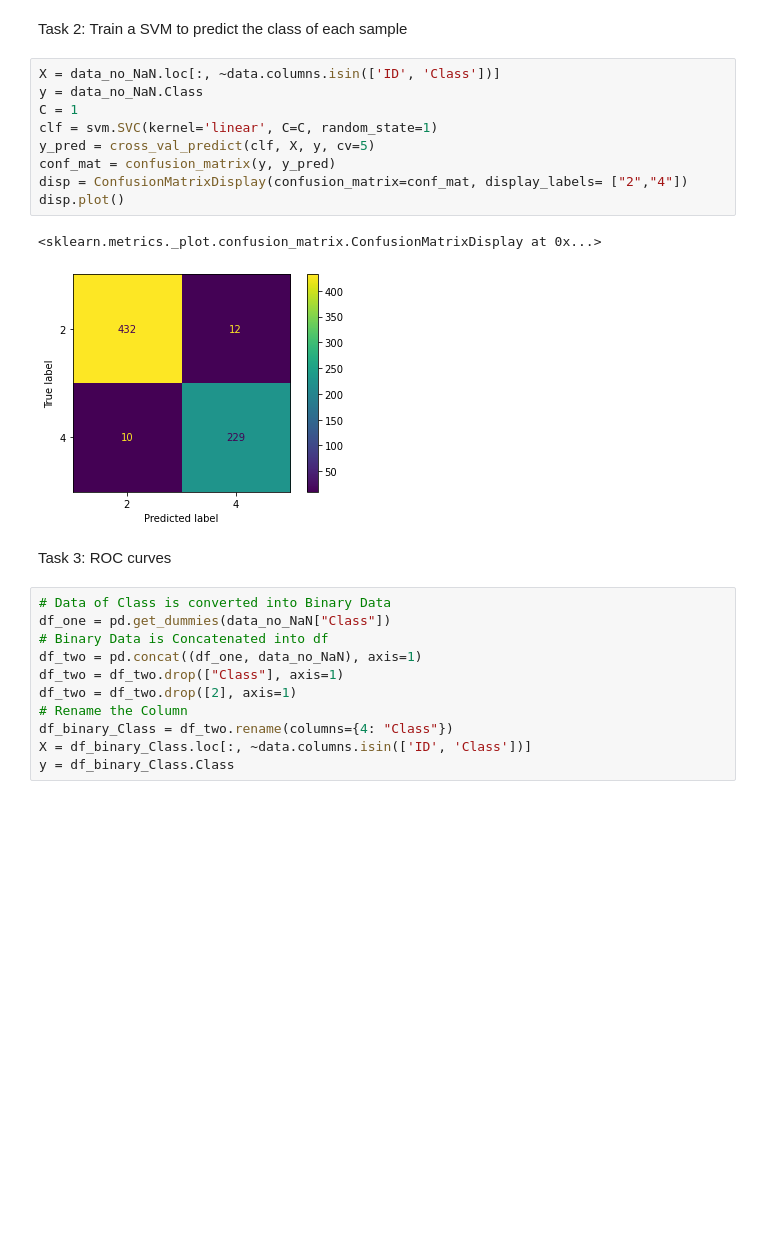
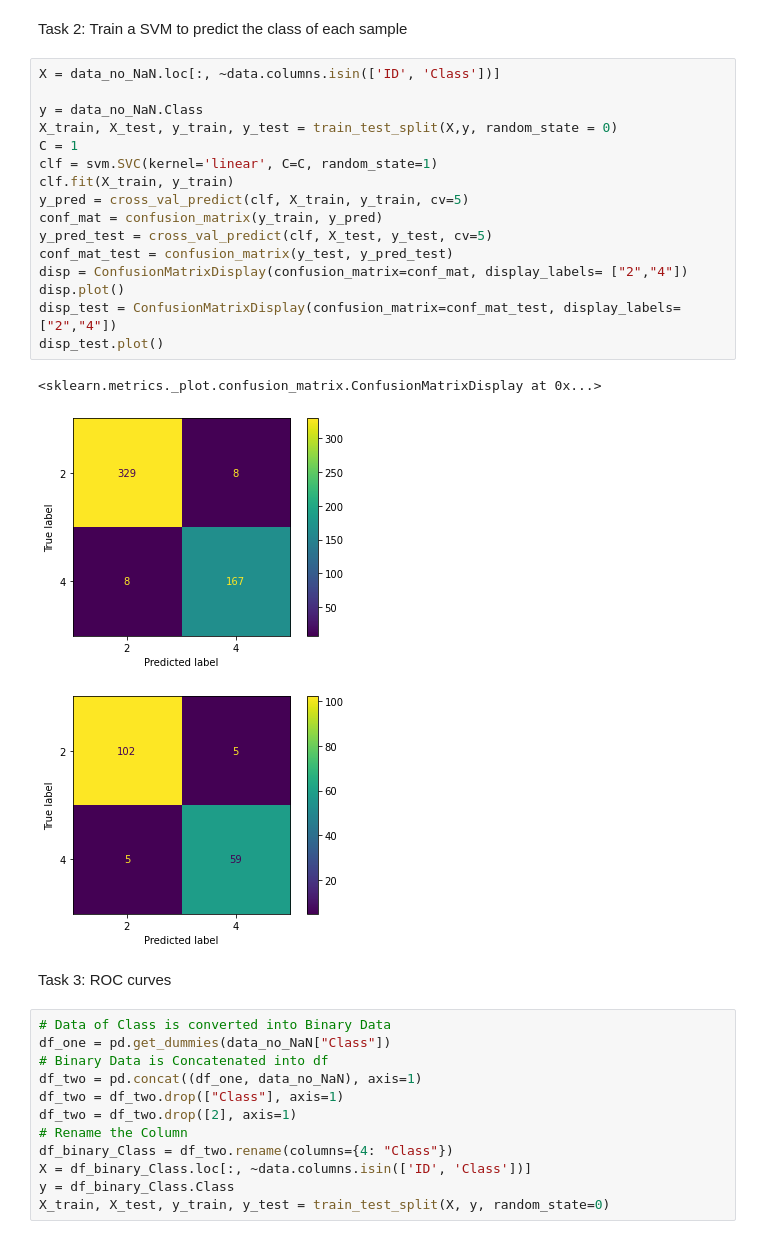
Before and after one commit to mdittschar/Sequence_Bioinformatics, a Jupyter notebook: src/assignment11/SBI_Assignment11_Auckenthaler_Dittschar.ipynb, the cells around one changed output. Cells and saved outputs as stored; diff of their text form; blank space fills up the shorter version.

```diff
--- a/src/assignment11/SBI_Assignment11_Auckenthaler_Dittschar.ipynb
+++ b/src/assignment11/SBI_Assignment11_Auckenthaler_Dittschar.ipynb
@@ -51,16 +51,24 @@ data_no_NaN= data.dropna()
 Task 2: Train a SVM to predict the class of each sample
 # %%
 X = data_no_NaN.loc[:, ~data.columns.isin(['ID', 'Class'])]
+
 y = data_no_NaN.Class
+X_train, X_test, y_train, y_test = train_test_split(X,y, random_state = 0)
 C = 1
 clf = svm.SVC(kernel='linear', C=C, random_state=1)
-y_pred = cross_val_predict(clf, X, y, cv=5)
-conf_mat = confusion_matrix(y, y_pred)
+clf.fit(X_train, y_train)
+y_pred = cross_val_predict(clf, X_train, y_train, cv=5)
+conf_mat = confusion_matrix(y_train, y_pred)
+y_pred_test = cross_val_predict(clf, X_test, y_test, cv=5)
+conf_mat_test = confusion_matrix(y_test, y_pred_test)
 disp = ConfusionMatrixDisplay(confusion_matrix=conf_mat, display_labels= ["2","4"])
 disp.plot()
+disp_test = ConfusionMatrixDisplay(confusion_matrix=conf_mat_test, display_labels= ["2","4"])
+disp_test.plot()
 # %% [output]
 <sklearn.metrics._plot.confusion_matrix.ConfusionMatrixDisplay at 0x...>
-[figure, old version]
+[figure, new version]
+[figure, added]
 # %% [markdown]
 Task 3:  ROC curves
 # %%
@@ -74,4 +82,5 @@ df_two = df_two.drop([2], axis=1)
 df_binary_Class = df_two.rename(columns={4: "Class"})
 X = df_binary_Class.loc[:, ~data.columns.isin(['ID', 'Class'])]
 y = df_binary_Class.Class
+X_train, X_test, y_train, y_test = train_test_split(X, y, random_state=0)
 # %%
```
Also changed, not shown: parts of 8 cells of this notebook.
